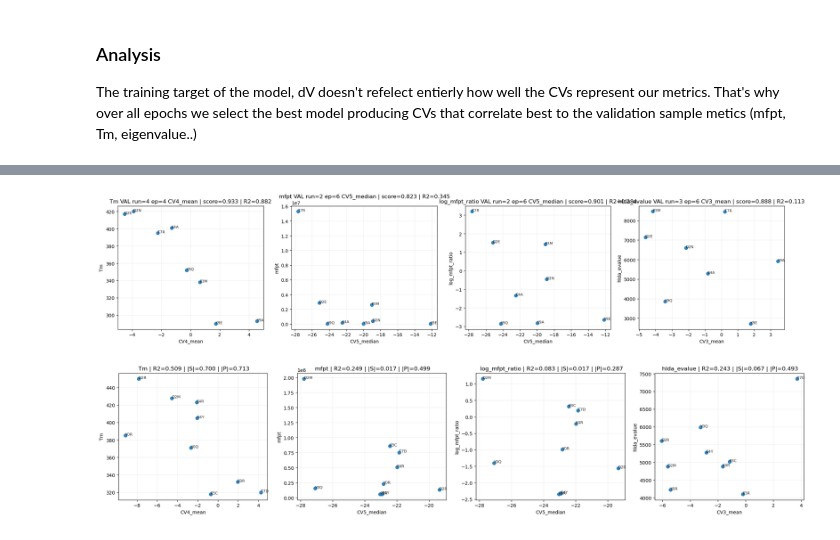
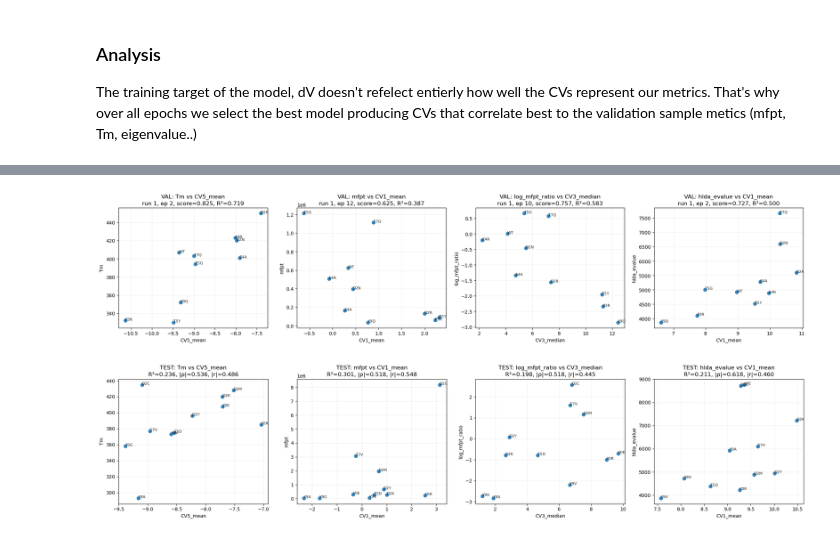
Before and after one commit to alex-zhilkin/DL-course-project, a Jupyter notebook: notebooks/02_train_chignolin_cv_transformer.ipynb, the cells around one changed output, grey strips where cells are left out. Saved outputs shown, nothing was run; the diff lists cells and outputs as text; code cells hidden in the pictures.

```diff
--- a/notebooks/02_train_chignolin_cv_transformer.ipynb
+++ b/notebooks/02_train_chignolin_cv_transformer.ipynb
@@ -35,14 +35,14 @@ tm_csv = peptide_dir / 'Tm.csv'
 mfpt_csv = peptide_dir / 'mfpt_slice_thr0p34_tF0p25_tU0p57.csv'
 evalue_csv = peptide_dir / 'hlda_evalues_thr0p34_tF0p25_tU0p57.csv'
 
-num_runs = 4
-train_mutant_count = 20
-val_mutant_count = 8
+num_runs = 1
+train_mutant_count = 16
+val_mutant_count = 10
 # exclude_mutants = {'Y0R', 'D2R'}
 exclude_mutants = {}
 
 history = 1
-frames_per_traj = 20000
+frames_per_traj = 30000
 
 # Model and training parms
 hidden_size = 190
@@ -57,11 +57,11 @@ weight_decay = 0.0
 cls_weight = 0.5
 time_lag_steps = 0
 time_lag_weight = 0
-epochs = 30
+epochs = 12
 eval_every = 2
 
-w_spearman = 0.6
-w_pearson = 0.4
+w_spearman = 0.2
+w_pearson = 0.8
 
 target_df = load_target_table(tm_csv, mfpt_csv, evalue_csv)
 target_mutants = set(target_df['mutant'].astype(str).tolist())
@@ -668,41 +714,33 @@ saved: ../results/chignolin_cv_transformer/chignolin_val_single_label1_cv_view.p
 # %%
 fig, axes = plt.subplots(1, 4, figsize=(21, 4.8))
 for ax, metric in zip(np.asarray(axes).reshape(-1), ['Tm', 'mfpt', 'log_mfpt_ratio', 'hlda_evalue']):
-    payload = selected_test_payload.get(metric)
-    if payload is None:
-        ax.set_axis_off()
-        continue
+    payload = selected_test_payload[metric]
     cv = payload['cv']
     sub = payload['val_merged'][[cv, metric, 'mutant']].dropna()
     ax.scatter(sub[cv], sub[metric], s=48, alpha=0.9)
     for _, r in sub.iterrows():
         ax.text(r[cv], r[metric], str(r['mutant']), fontsize=8, alpha=0.85)
     ax.set_title(
-        f"{metric} VAL run={payload['best_run']} ep={payload['best_epoch']} {cv} "
-        f"| score={payload['val_score']:.3f} | R2={payload['val_r2']:.3f}"
+        f"VAL: {metric} vs {cv}\nrun {payload['best_run']}, ep {payload['best_epoch']}, score={payload['val_score']:.3f}, R²={payload['val_r2']:.3f}"
     )
     ax.set_xlabel(cv)
     ax.set_ylabel(metric)
     ax.grid(alpha=0.2)
 plt.tight_layout()
 plt.show()
 # %% [output]
-[figure, old version]
+[figure, new version]
 # %%
 fig, axes = plt.subplots(1, 4, figsize=(21, 4.8))
 for ax, metric in zip(np.asarray(axes).reshape(-1), ['Tm', 'mfpt', 'log_mfpt_ratio', 'hlda_evalue']):
-    payload = selected_test_payload.get(metric)
-    if payload is None:
-        ax.set_axis_off()
-        continue
+    payload = selected_test_payload[metric]
     cv = payload['cv']
     sub = payload['test_merged'][[cv, metric, 'mutant']].dropna()
     ax.scatter(sub[cv], sub[metric], s=48, alpha=0.9)
     for _, r in sub.iterrows():
         ax.text(r[cv], r[metric], str(r['mutant']), fontsize=8, alpha=0.85)
     ax.set_title(
-        # f" run={payload['best_run']} ep={payload['best_epoch']} {cv} "
-        f" {metric} | R2={payload['test_r2']:.3f} | |S|={abs(payload['test_spearman']):.3f} | |P|={abs(payload['test_pearson']):.3f}"
+        f"TEST: {metric} vs {cv}\nR²={payload['test_r2']:.3f}, |ρ|={abs(payload['test_spearman']):.3f}, |r|={abs(payload['test_pearson']):.3f}"
     )
     ax.set_xlabel(cv)
     ax.set_ylabel(metric)
@@ -710,4 +748,4 @@ for ax, metric in zip(np.asarray(axes).reshape(-1), ['Tm', 'mfpt', 'log_mfpt_rat
 plt.tight_layout()
 plt.show()
 # %% [output]
-[figure, old version]
+[figure, new version]
```
Also changed, not shown: parts of 5 cells of this notebook, 5 other files.
